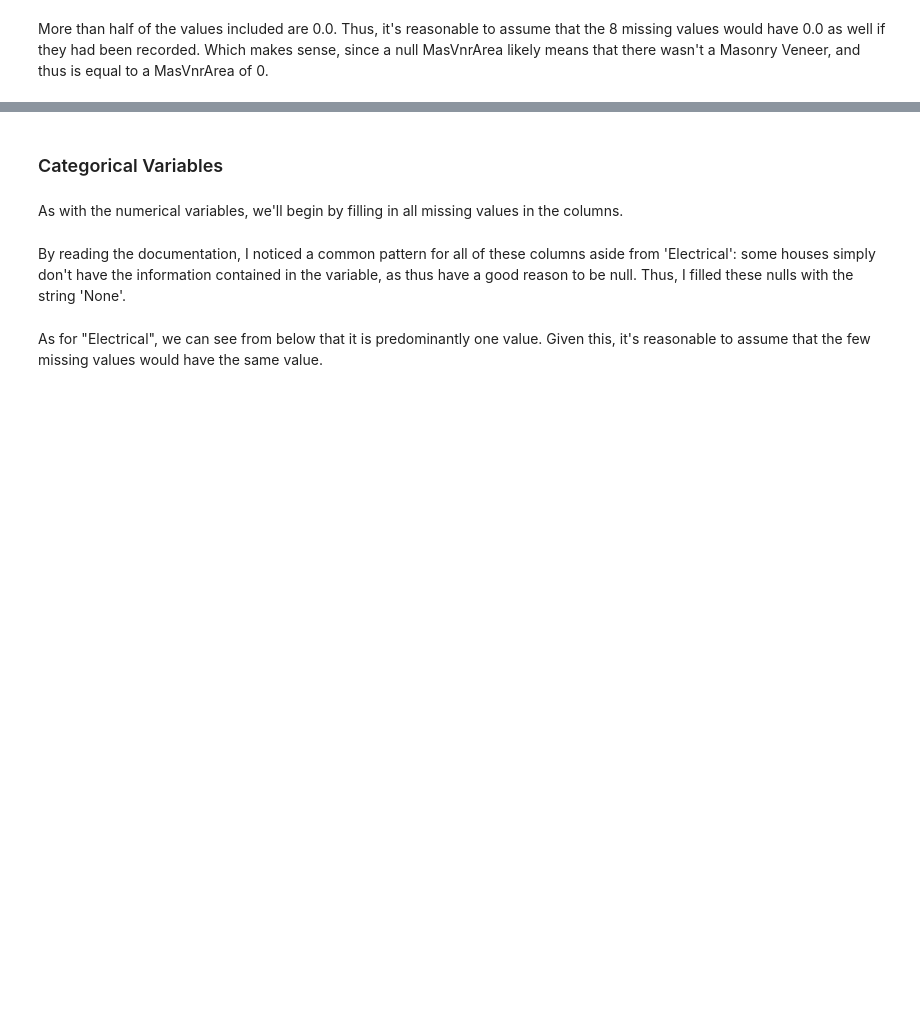
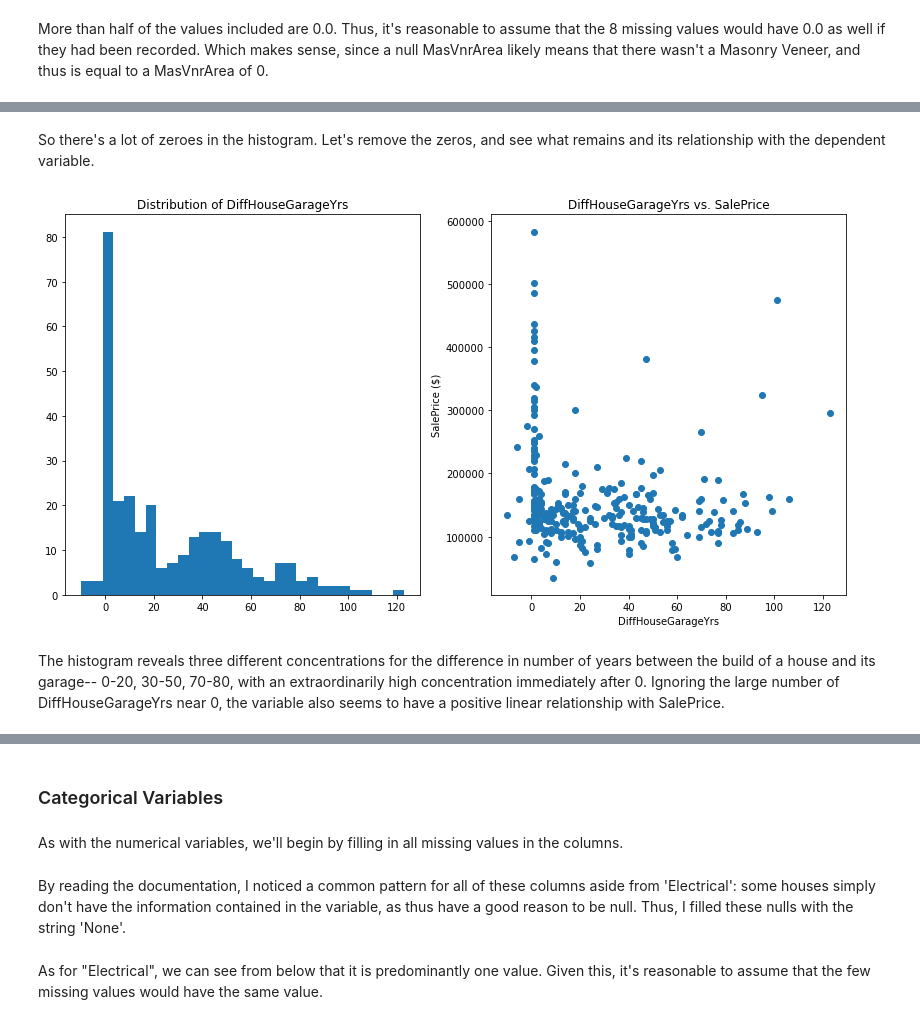
Before and after one commit to SophiaOfTheOceans/Iowa-Housing-Prices, a Jupyter notebook: EDA + Cleaning.ipynb, the cells around one changed output, grey strips where cells are left out. Cells and saved outputs as stored; diff of their text form; code cells hidden in the pictures; blank space fills up the shorter version.

```diff
--- a/EDA + Cleaning.ipynb
+++ b/EDA + Cleaning.ipynb
@@ -120,0 +220,21 @@ GarageYearBlt actually has a plausible reason for having Nan values - Perhaps th
+# %% [markdown]
+So there's a lot of zeroes in the histogram. Let's remove the zeros, and see what remains and its relationship with the dependent variable.
+# %%
+diff_no_zeros = df_train[df_train['DiffHouseGarageYrs']!=0]
+
+plt.figure(figsize=(14,7))
+
+plt.subplot(1,2,1)
+plt.hist(diff_no_zeros['DiffHouseGarageYrs'],bins=30)
+plt.title('Distribution of DiffHouseGarageYrs')
+
+plt.subplot(1,2,2)
+plt.scatter(diff_no_zeros['DiffHouseGarageYrs'],diff_no_zeros['SalePrice'])
+plt.title('DiffHouseGarageYrs vs. SalePrice')
+plt.xlabel('DiffHouseGarageYrs')
+plt.ylabel('SalePrice ($)')
+plt.show()
+# %% [output]
+[figure, added]
+# %% [markdown]
+The histogram reveals three different concentrations for the difference in number of years between the build of a house and its garage-- 0-20, 30-50, 70-80, with an extraordinarily high concentration immediately after 0. Ignoring the large number of DiffHouseGarageYrs near 0, the variable also seems to have a positive linear relationship with SalePrice.
```
Also changed, not shown: parts of 30 cells of this notebook.
